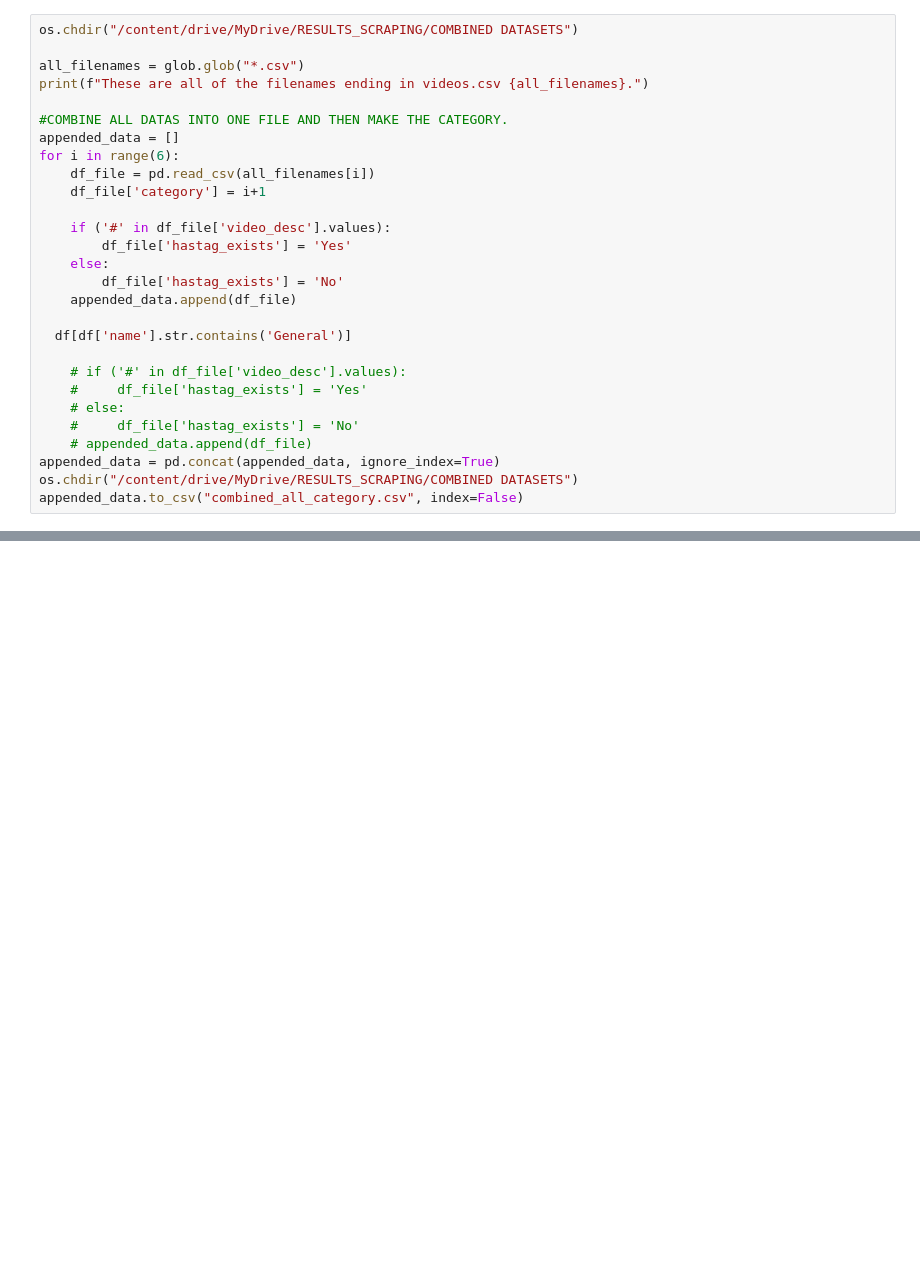
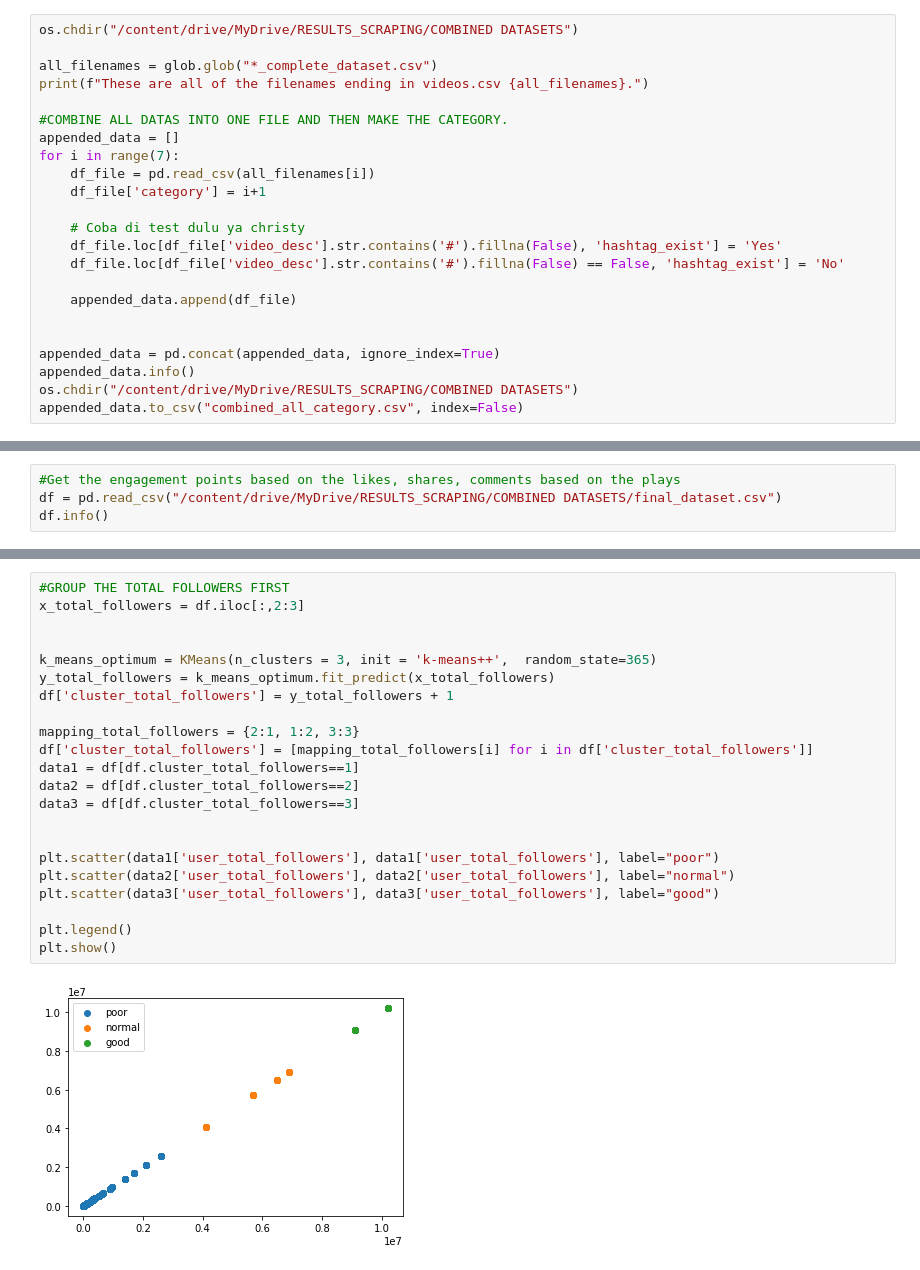
Before and after one commit to rainamra/TikTok-Indonesia-Statistics, a Jupyter notebook: FINALDATASCIENCE.ipynb, the cells around one changed output, grey strips where cells are left out. Drawn from its saved outputs; the diff is of its cells as text; blank space fills up the shorter version.

```diff
--- a/FINALDATASCIENCE.ipynb
+++ b/FINALDATASCIENCE.ipynb
@@ -192,29 +255,24 @@ all_combined.to_csv('comedy_complete_dataset.csv')
 # %%
 os.chdir("/content/drive/MyDrive/RESULTS_SCRAPING/COMBINED DATASETS")
 
-all_filenames = glob.glob("*.csv")
+all_filenames = glob.glob("*_complete_dataset.csv")
 print(f"These are all of the filenames ending in videos.csv {all_filenames}.")
 
 #COMBINE ALL DATAS INTO ONE FILE AND THEN MAKE THE CATEGORY.
 appended_data = []
-for i in range(6):
+for i in range(7):
     df_file = pd.read_csv(all_filenames[i])
     df_file['category'] = i+1
 
-    if ('#' in df_file['video_desc'].values):
-        df_file['hastag_exists'] = 'Yes'
-    else:
-        df_file['hastag_exists'] = 'No'
+    # Coba di test dulu ya christy
+    df_file.loc[df_file['video_desc'].str.contains('#').fillna(False), 'hashtag_exist'] = 'Yes'
+    df_file.loc[df_file['video_desc'].str.contains('#').fillna(False) == False, 'hashtag_exist'] = 'No'
+
     appended_data.append(df_file)
 
-  df[df['name'].str.contains('General')]
 
-    # if ('#' in df_file['video_desc'].values):
-    #     df_file['hastag_exists'] = 'Yes'
-    # else:
-    #     df_file['hastag_exists'] = 'No'
-    # appended_data.append(df_file)
 appended_data = pd.concat(appended_data, ignore_index=True)
+appended_data.info()
 os.chdir("/content/drive/MyDrive/RESULTS_SCRAPING/COMBINED DATASETS")
 appended_data.to_csv("combined_all_category.csv", index=False)
 # %% [output]
@@ -263,0 +344,4 @@ memory usage: 656.4+ KB
+# %%
+#Get the engagement points based on the likes, shares, comments based on the plays
+df = pd.read_csv("/content/drive/MyDrive/RESULTS_SCRAPING/COMBINED DATASETS/final_dataset.csv")
+df.info()
@@ -263,0 +508,24 @@ memory usage: 656.4+ KB
+# %%
+#GROUP THE TOTAL FOLLOWERS FIRST
+x_total_followers = df.iloc[:,2:3]
+
+
+k_means_optimum = KMeans(n_clusters = 3, init = 'k-means++',  random_state=365)
+y_total_followers = k_means_optimum.fit_predict(x_total_followers)
+df['cluster_total_followers'] = y_total_followers + 1
+
+mapping_total_followers = {2:1, 1:2, 3:3}
+df['cluster_total_followers'] = [mapping_total_followers[i] for i in df['cluster_total_followers']]
+data1 = df[df.cluster_total_followers==1]
+data2 = df[df.cluster_total_followers==2]
+data3 = df[df.cluster_total_followers==3]
+
+
+plt.scatter(data1['user_total_followers'], data1['user_total_followers'], label="poor")
+plt.scatter(data2['user_total_followers'], data2['user_total_followers'], label="normal")
+plt.scatter(data3['user_total_followers'], data3['user_total_followers'], label="good")
+
+plt.legend()
+plt.show()
+# %% [output]
+[figure, added]
```
Also changed, not shown: parts of 27 cells of this notebook.
